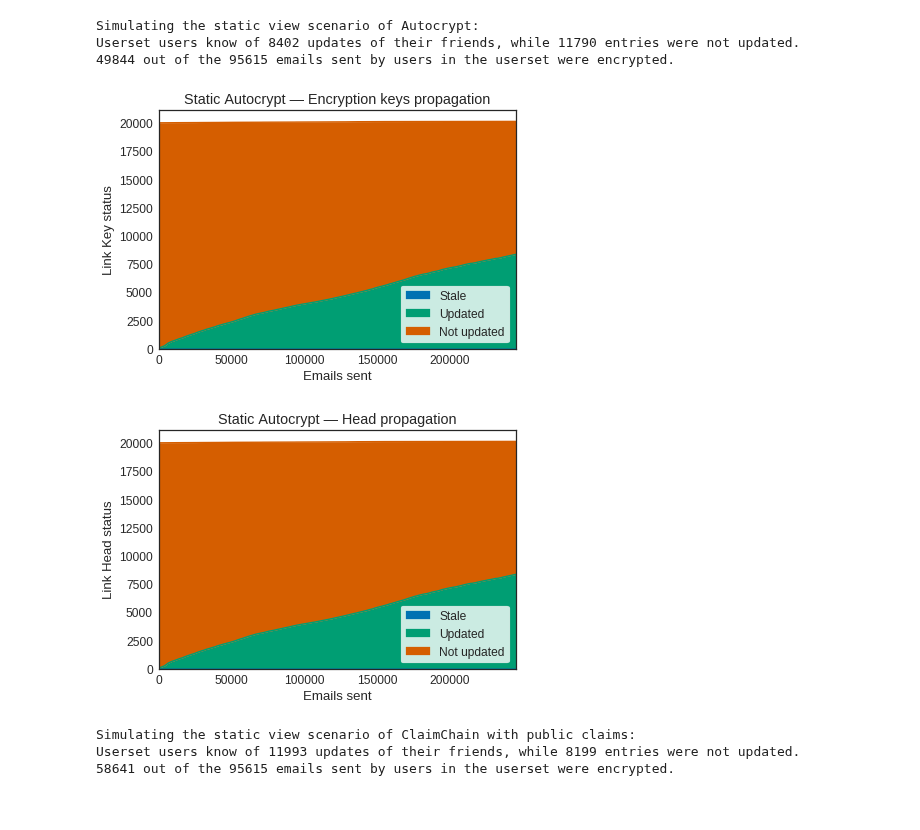
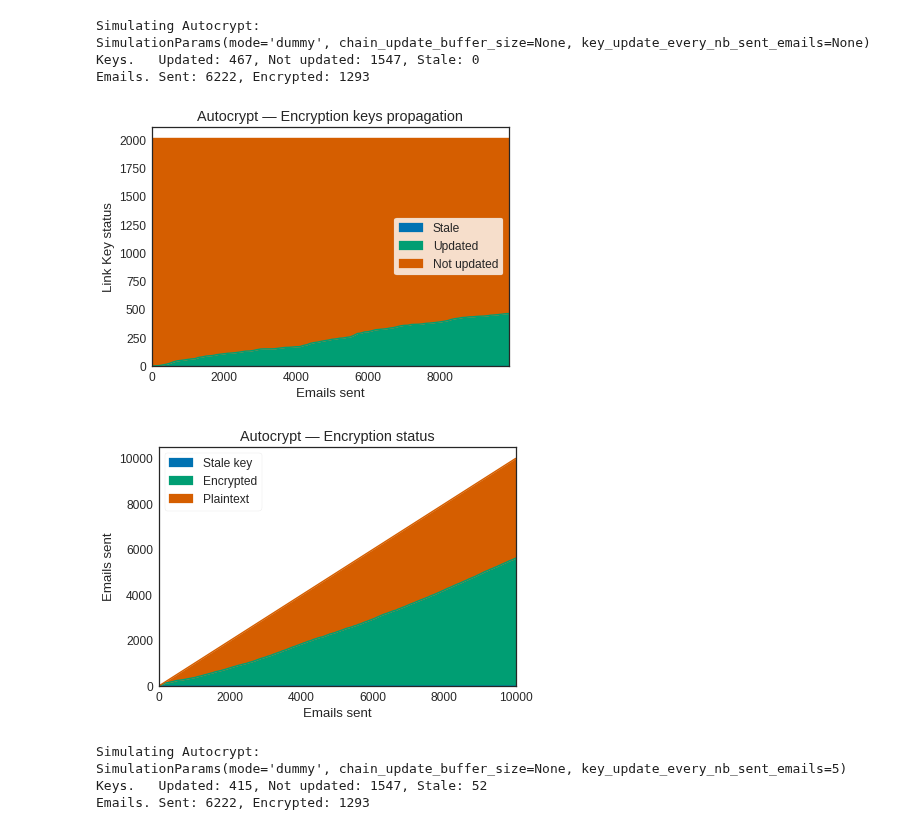
Before and after one commit to claimchain/claimchain-core, a Jupyter notebook: simulations/run_scenarios.ipynb, the cells around one changed output. Cells and saved outputs as stored; diff of their text form; code cells hidden in the pictures.

```diff
--- a/simulations/run_scenarios.ipynb
+++ b/simulations/run_scenarios.ipynb
@@ -20,4 +19,4 @@ sns.set_palette('colorblind', n_colors=4)
 # %%
 parsed_logs_folder = 'Enron/parsing/'
 social_graph = pickle.load(open(parsed_logs_folder + "social.pkl", "rb"))
-log = pickle.load(open(parsed_logs_folder + "replay_log.pkl", "rb"))
+log = pickle.load(open(parsed_logs_folder + "replay_log.pkl", "rb"))[:50000]
@@ -44,6 +45,0 @@ def visualize_propagation(scenario_name, kp, hp):
-# %%
-autocrypt_key_propagation, autocrypt_head_propagation = simulate_static_autocrypt(social_graph, log)
-# %% [output]
-Simulating the static view scenario of Autocrypt:
-Userset users know of 8402 updates of their friends, while 11790 entries were not updated.
-49844 out of the 95615 emails sent by users in the userset were encrypted.
@@ -50,12 +63,26 @@ Userset users know of 8402 updates of their friends, while 11790 entries were no
+# %%
+with SimulationParams(key_update_every_nb_sent_emails=None).as_default():
+    ac_hp, ac_es = simulate_autocrypt(context)
+# %% [output]
+Simulating Autocrypt:
+SimulationParams(mode='dummy', chain_update_buffer_size=None, key_update_every_nb_sent_emails=None)
+Keys.   Updated: 467, Not updated: 1547, Stale: 0
+Emails. Sent: 6222, Encrypted: 1293
 # %%
-visualize_propagation('Static Autocrypt', autocrypt_key_propagation, autocrypt_head_propagation)
+visualize_propagation('Autocrypt', ac_hp)
 plt.show()
 # %% [output]
-[figure, old version]
+[figure, new version]
-[figure, removed]
-# %%
-cc_no_privacy_key_propagation, cc_no_privacy_head_propagation = simulate_static_claimchain_no_privacy(social_graph, log)
-# %% [output]
-Simulating the static view scenario of ClaimChain with public claims:
-Userset users know of 11993 updates of their friends, while 8199 entries were not updated.
-58641 out of the 95615 emails sent by users in the userset were encrypted.
+# %%
+visualize_encryption_status_history('Autocrypt', ac_es)
+plt.show()
+# %% [output]
+[figure, added]
+# %%
+with SimulationParams(key_update_every_nb_sent_emails=5).as_default():
+    dyn_ac_hp, dyn_ac_es = simulate_autocrypt(context)
+# %% [output]
+Simulating Autocrypt:
+SimulationParams(mode='dummy', chain_update_buffer_size=None, key_update_every_nb_sent_emails=5)
+Keys.   Updated: 415, Not updated: 1547, Stale: 52
+Emails. Sent: 6222, Encrypted: 1293
```
Also changed, not shown: parts of 23 cells of this notebook.
